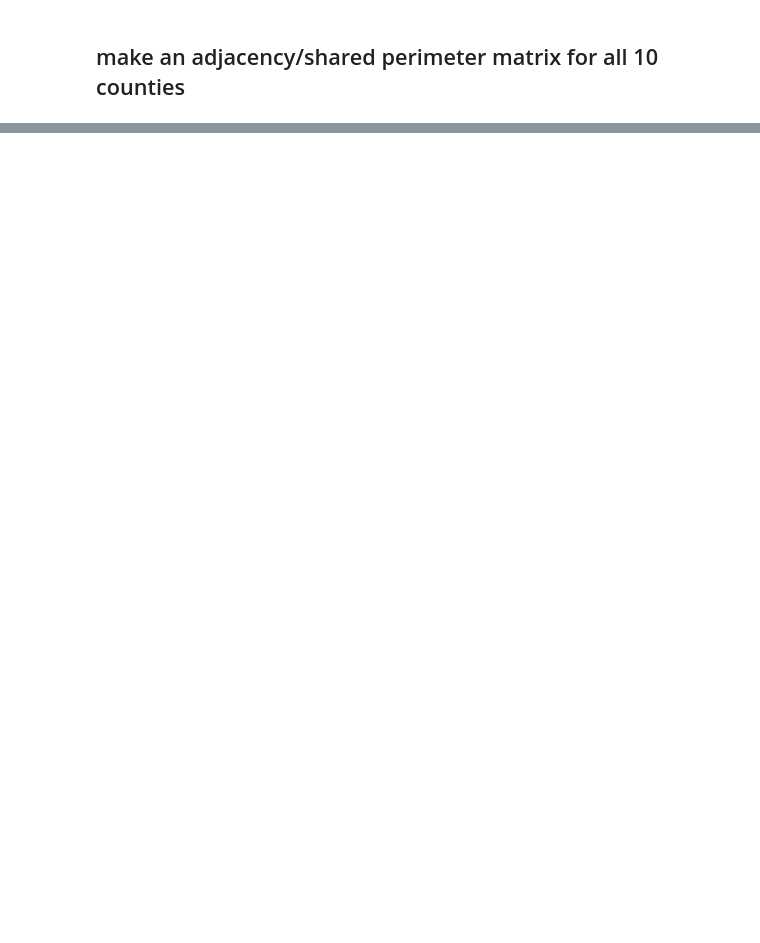
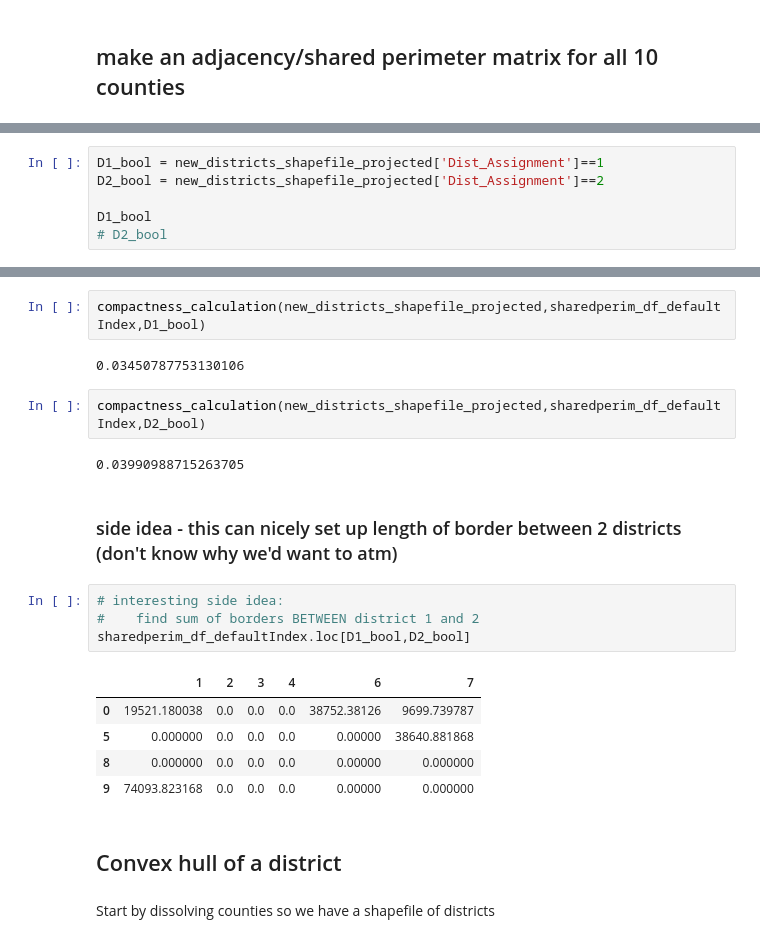
Before and after one commit to stefaniegwangphd/ia-redistricting, a Jupyter notebook: Iowa_redistricting_miniset_for_perim.ipynb, the cells around one changed output, grey strips where cells are left out. Drawn from its saved outputs; the diff is of its cells as text; blank space fills up the shorter version.

```diff
--- a/Iowa_redistricting_miniset_for_perim.ipynb
+++ b/Iowa_redistricting_miniset_for_perim.ipynb
@@ -769,0 +831,6 @@ Name: perimeter, dtype: float64
+# %%
+D1_bool = new_districts_shapefile_projected['Dist_Assignment']==1
+D2_bool = new_districts_shapefile_projected['Dist_Assignment']==2
+
+D1_bool
+# D2_bool
@@ -769,0 +945,24 @@ Name: perimeter, dtype: float64
+# %%
+compactness_calculation(new_districts_shapefile_projected,sharedperim_df_defaultIndex,D1_bool)
+# %% [output]
+0.03450787753130106
+# %%
+compactness_calculation(new_districts_shapefile_projected,sharedperim_df_defaultIndex,D2_bool)
+# %% [output]
+0.03990988715263705
+# %% [markdown]
+### side idea - this can nicely set up length of border between 2 districts (don't know why we'd want to atm)
+# %%
+# interesting side idea:
+#    find sum of borders BETWEEN district 1 and 2
+sharedperim_df_defaultIndex.loc[D1_bool,D2_bool]
+# %% [output]
+|  | 1 | 2 | 3 | 4 | 6 | 7 |
+| 0 | 19521.180038 | 0.0 | 0.0 | 0.0 | 38752.38126 | 9699.739787 |
+| 5 | 0.000000 | 0.0 | 0.0 | 0.0 | 0.00000 | 38640.881868 |
+| 8 | 0.000000 | 0.0 | 0.0 | 0.0 | 0.00000 | 0.000000 |
+| 9 | 74093.823168 | 0.0 | 0.0 | 0.0 | 0.00000 | 0.000000 |
+# %% [markdown]
+## Convex hull of a district
+# %% [markdown]
+Start by dissolving counties so we have a shapefile of districts
```
Also changed, not shown: parts of 102 cells of this notebook.
